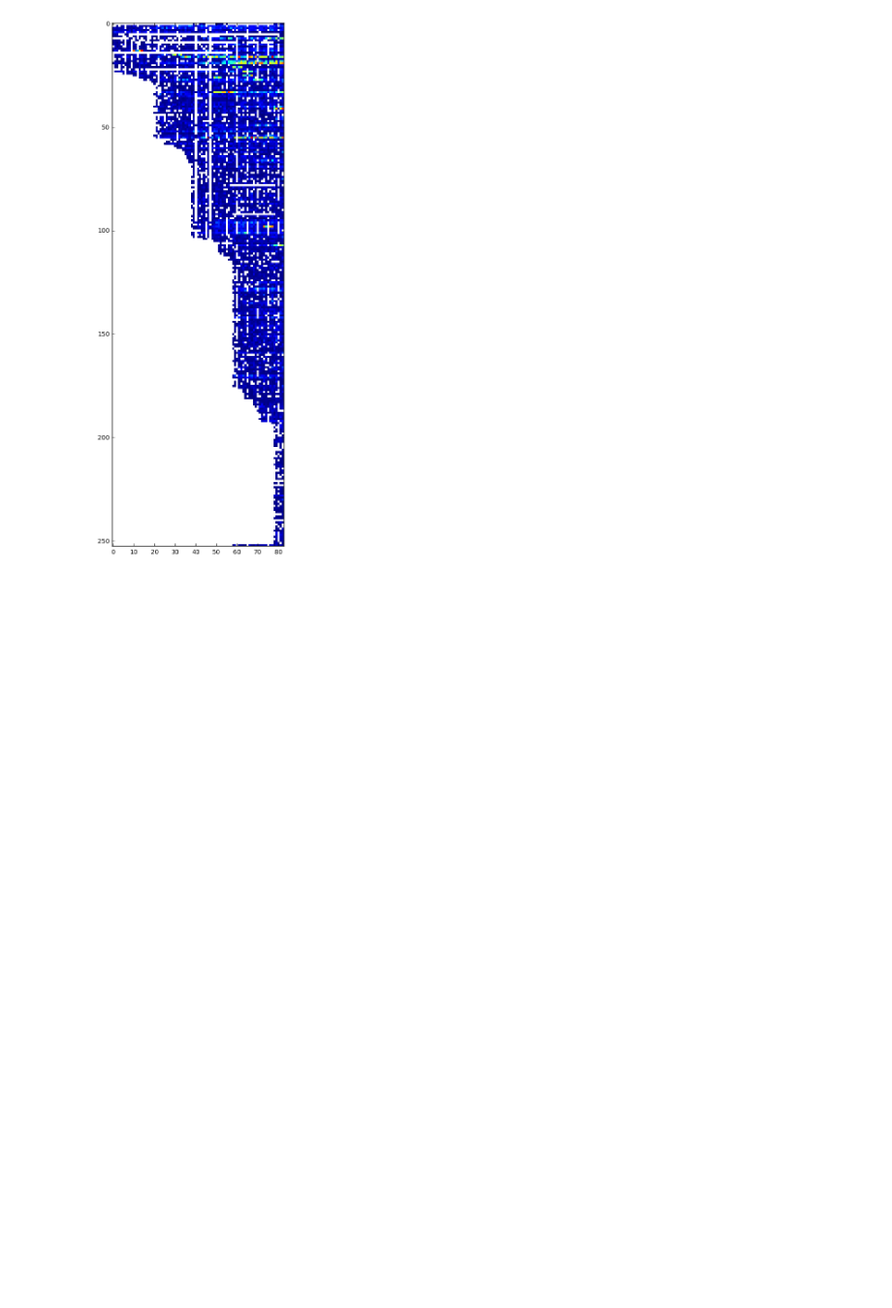
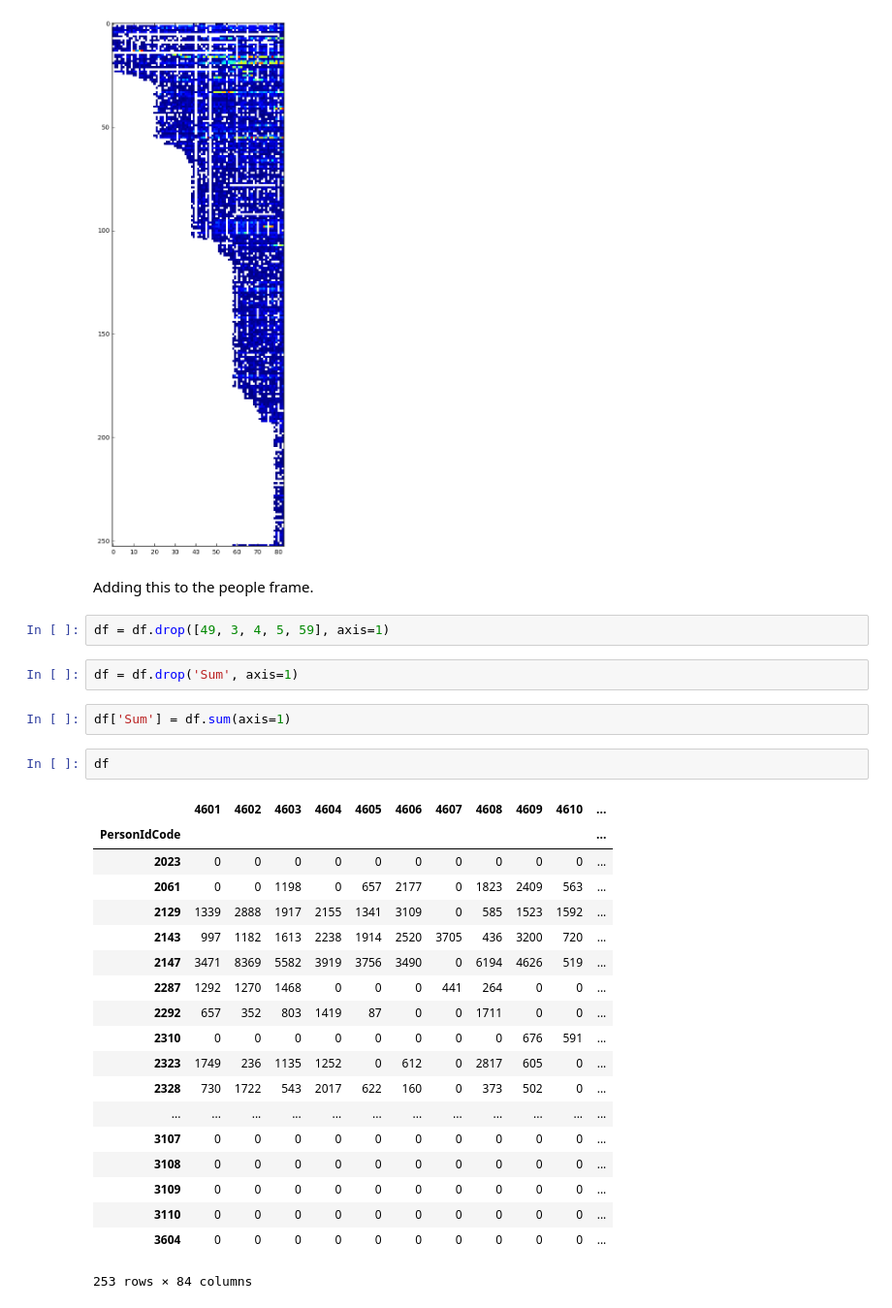
Before and after one commit to jmuth/parliament-viz.ch, a Jupyter notebook: graph/n_words_per_session.ipynb, the cells around one changed output. Shown at 97% size. Drawn from its saved outputs; the diff is of its cells as text; blank space fills up the shorter version.

```diff
--- a/graph/n_words_per_session.ipynb
+++ b/graph/n_words_per_session.ipynb
@@ -54,3 +83,33 @@ ax.imshow(B, interpolation="none")
 plt.show()
 # %% [output]
 [figure]
+# %% [markdown]
+Adding this to the people frame.
+# %%
+df = df.drop([49, 3, 4, 5, 59], axis=1)
+# %%
+df = df.drop('Sum', axis=1)
+# %%
+df['Sum'] = df.sum(axis=1)
+# %%
+df
+# %% [output]
+|  | 4601 | 4602 | 4603 | 4604 | 4605 | 4606 | 4607 | 4608 | 4609 | 4610 | ... |
+| PersonIdCode |  |  |  |  |  |  |  |  |  |  | ... |
+| 2023 | 0 | 0 | 0 | 0 | 0 | 0 | 0 | 0 | 0 | 0 | ... |
+| 2061 | 0 | 0 | 1198 | 0 | 657 | 2177 | 0 | 1823 | 2409 | 563 | ... |
+| 2129 | 1339 | 2888 | 1917 | 2155 | 1341 | 3109 | 0 | 585 | 1523 | 1592 | ... |
+| 2143 | 997 | 1182 | 1613 | 2238 | 1914 | 2520 | 3705 | 436 | 3200 | 720 | ... |
+| 2147 | 3471 | 8369 | 5582 | 3919 | 3756 | 3490 | 0 | 6194 | 4626 | 519 | ... |
+| 2287 | 1292 | 1270 | 1468 | 0 | 0 | 0 | 441 | 264 | 0 | 0 | ... |
+| 2292 | 657 | 352 | 803 | 1419 | 87 | 0 | 0 | 1711 | 0 | 0 | ... |
+| 2310 | 0 | 0 | 0 | 0 | 0 | 0 | 0 | 0 | 676 | 591 | ... |
+| 2323 | 1749 | 236 | 1135 | 1252 | 0 | 612 | 0 | 2817 | 605 | 0 | ... |
+| 2328 | 730 | 1722 | 543 | 2017 | 622 | 160 | 0 | 373 | 502 | 0 | ... |
+| ... | ... | ... | ... | ... | ... | ... | ... | ... | ... | ... | ... |
+| 3107 | 0 | 0 | 0 | 0 | 0 | 0 | 0 | 0 | 0 | 0 | ... |
+| 3108 | 0 | 0 | 0 | 0 | 0 | 0 | 0 | 0 | 0 | 0 | ... |
+| 3109 | 0 | 0 | 0 | 0 | 0 | 0 | 0 | 0 | 0 | 0 | ... |
+| 3110 | 0 | 0 | 0 | 0 | 0 | 0 | 0 | 0 | 0 | 0 | ... |
+| 3604 | 0 | 0 | 0 | 0 | 0 | 0 | 0 | 0 | 0 | 0 | ... |
+253 rows × 84 columns
```
Also changed, not shown: parts of 8 cells of this notebook, 11 other files.
